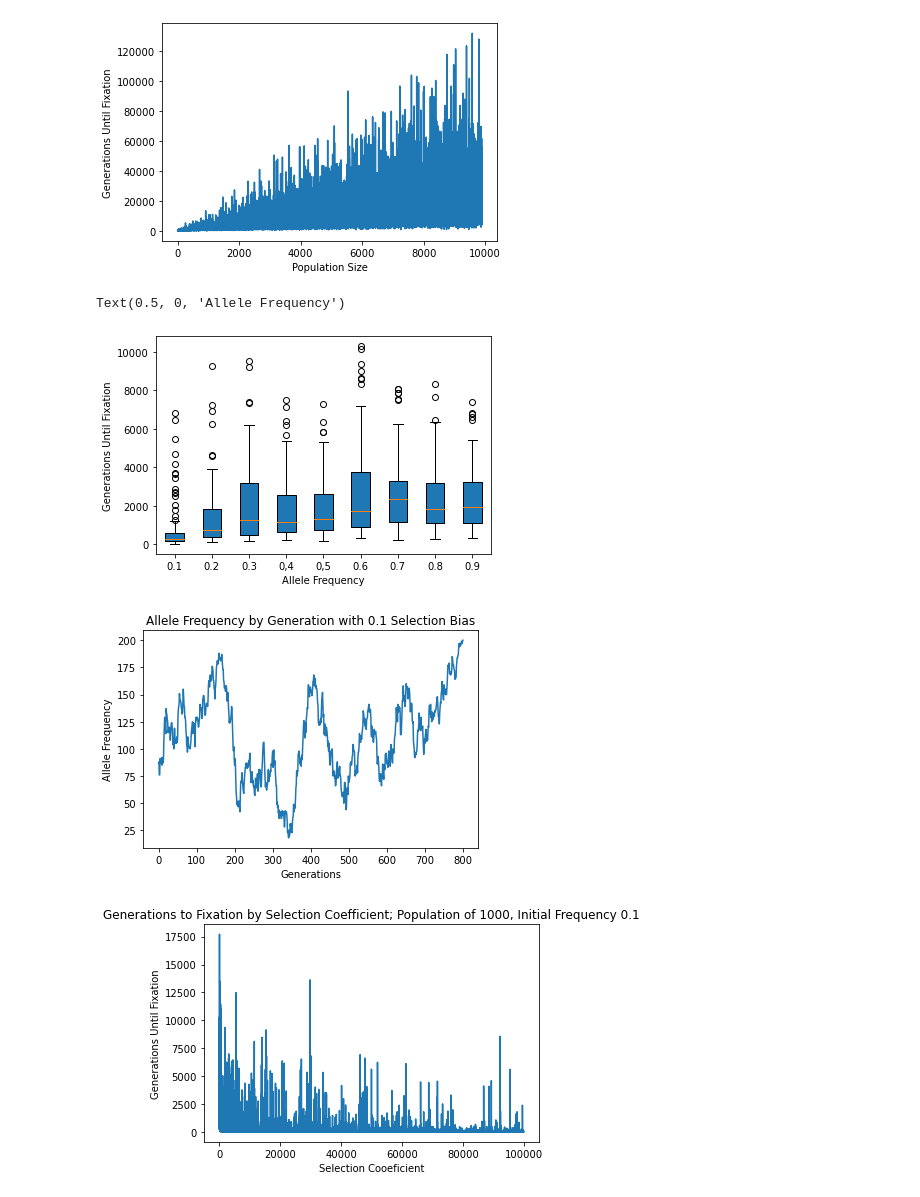
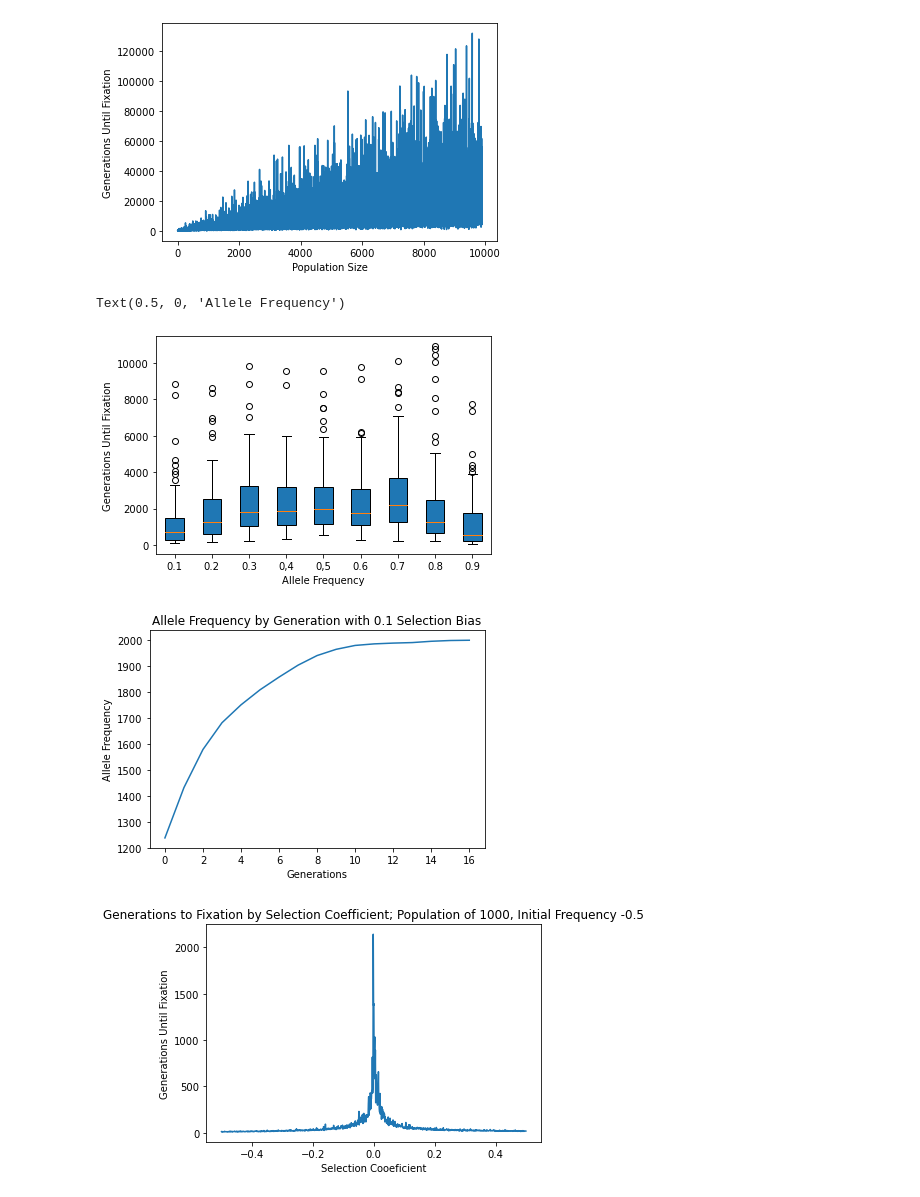
Before and after one commit to baolinger/qbb2021-answers, a Jupyter notebook: QuantBioLab/Week8/Olinger_Week8.ipynb, the cells around one changed output. Cells and saved outputs as stored; diff of their text form; code cells hidden in the pictures.

```diff
--- a/QuantBioLab/Week8/Olinger_Week8.ipynb
+++ b/QuantBioLab/Week8/Olinger_Week8.ipynb
@@ -34,7 +34,7 @@ plot_freq(fl1)
 
 fix_list = []
 for i in range(1000):
-    freq1 = all_freq(100,50)
+    freq1 = all_freq(100,100)
     fix_list.append(len(freq1))
-plt.hist(fix_list,density=False,bins=50)
+plt.hist(fix_list,density=False,bins=100)
 # %% [output]
@@ -75,7 +78,7 @@ plt.show()
 #Do (at least) 100 simulations for each and include the variability in your plot.
 fix_list = []
 fix_list_master = []
-freq = 100
+freq = 200
 freq1 = []
 for i in range(1,10,1):
     freq1 = []
@@ -84,7 +87,7 @@ for i in range(1,10,1):
         freq1 = all_freq(1000,freq)
         fix_list.append(len(freq1))
     fix_list_master.append(fix_list)
-    freq = freq + 100
+    freq = freq + 200
 labels = ['0.1','0.2','0.3','0,4','0,5','0.6','0.7','0.8','0.9']
 #make boxplots
 #plt.boxplot([fix_list_master[0],fix_list_master[1],fix_list_master[2],fix_list_master[3],fix_list_master[4],fix_list_master[5],fix_list_master[6],fix_list_master[7],fix_list_master[8]], vert=True, patch_artist=True, labels = labels)
@@ -93,7 +96,7 @@ plt.ylabel("Generations Until Fixation")
 plt.xlabel("Allele Frequency")
 # %% [output]
 Text(0.5, 0, 'Allele Frequency')
-[figure, old version]
+[figure, new version]
 # %%
 #6) Introduce selection to your function from Part 1 (as an additional parameter that can be specified)
 #and plot the allele frequency trajectory for some chosen parameters.
@@ -105,11 +108,11 @@ def sel_freq(size,freq,sel):
     p = ((freq * (1+sel)) / (n - freq + (freq * (1 + sel))))
     while (p > 0) and (p < 1):
         freq_list.append(rm.binomial(n,p,size=None))
-        p = freq_list[-1] / n
+        p = ((freq_list[-1] * (1+sel)) / (n - freq_list[-1] + (freq_list[-1] * (1 + sel))))
     return freq_list
 
 #produce an example plot with 100 population and 90 allele frequency, with selection 0.1
-fl1 = sel_freq(100,90,0.1)
+fl1 = sel_freq(1000,1000,0.5)
 
 plt.plot(fl1)
 plt.xlabel("Generations")
@@ -117,20 +120,21 @@ plt.ylabel("Allele Frequency")
 plt.title("Allele Frequency by Generation with 0.1 Selection Bias")
 plt.show()
 # %% [output]
-[figure, old version]
+[figure, new version]
 # %%
 #Additionally, plot selection coefficient vs time to fixation for a fixed population size of your choice.
 #On your plot, make sure you note what your population size was.
 fix_list = []
-sel = 0
-for i in range(100000):
-    freq1 = sel_freq(1000,100,sel)
+sel = -0.5
+for i in range(-500,500,1):
+    sel = i/1000
+    freq1 = sel_freq(1000,1000,sel)
     fix_list.append(len(freq1))
-    sel = sel + 1
-plt.plot(fix_list)
+xaxis = np.arange(-0.5,0.5,0.001)
+plt.plot(xaxis,fix_list)
 plt.xlabel("Selection Cooeficient")
 plt.ylabel("Generations Until Fixation")
-plt.title("Generations to Fixation by Selection Coefficient; Population of 1000, Initial Frequency 0.1")
+plt.title("Generations to Fixation by Selection Coefficient; Population of 1000, Initial Frequency -0.5")
 plt.show()
 # %% [output]
-[figure, old version]
+[figure, new version]
```
Also changed, not shown: parts of 2 cells of this notebook.
